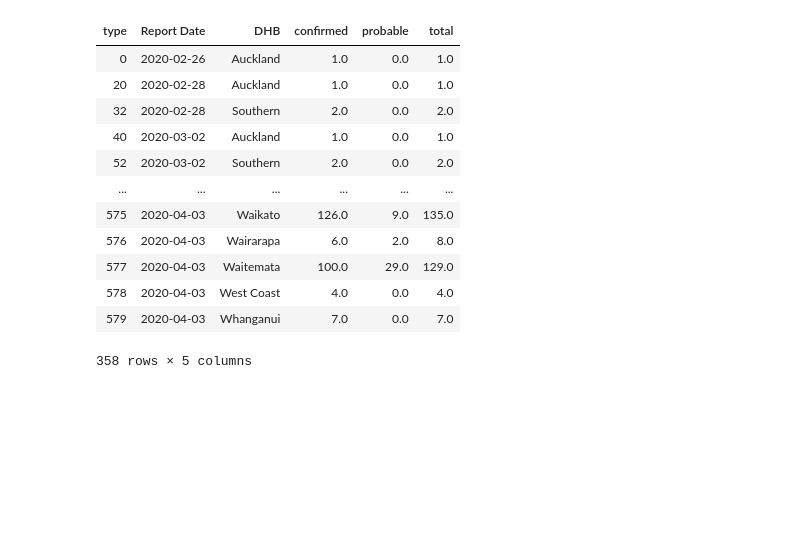
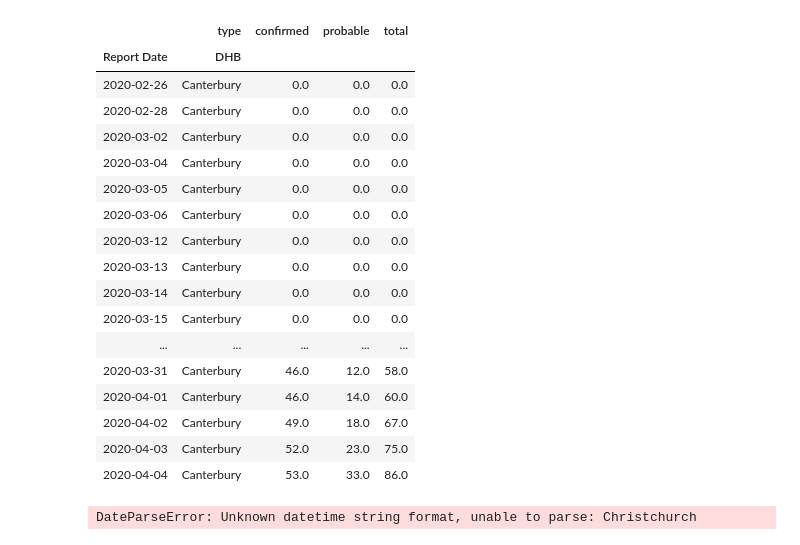
Before and after one commit to timmclennan/timmclennan.github.io, a Jupyter notebook: source/Coronavirus.ipynb, the cells around one changed output. Drawn from its saved outputs; the diff is of its cells as text; code cells hidden in the pictures; blank space fills up the shorter version.

```diff
--- a/source/Coronavirus.ipynb
+++ b/source/Coronavirus.ipynb
@@ -10,2 +11,5 @@ datestr='4-april-2020'
+# %%
+case_url = CASE_URL_FORMAT % datestr
+case_url = 'https://www.health.govt.nz/system/files/documents/pages/covid-casedetialsupdate-5april.xlsx'
 # %%
 today = pd.to_datetime(datestr.replace('-', ' '))
@@ -14,5 +16,5 @@ CASE_URL_FORMAT = 'https://www.health.govt.nz/system/files/documents/pages/covid
 # %%
-with pd.ExcelFile(CASE_URL_FORMAT % datestr) as excel_file:
+with pd.ExcelFile(case_url) as excel_file:
     cases_dfs = {name: excel_file.parse(i, header=3) for i, name in enumerate(['confirmed', 'probable'])}
 # %%
 def get_case_counts(df, date_name='Report Date', date_col=0):
@@ -31,6 +33,4 @@ px.bar(totals_df, color='Report Date', y='cases', x='DHB', color_continuous_scal
 [interactive output not drawn]
 # %%
 tdf = cdf.unstack('DHB').fillna(0).cumsum().stack('DHB')
+tdf['total'] = tdf.sum(1)
-# %%
-tdf = tdf.assign(total = tdf.sum(1)).reset_index()
-tdf = tdf[tdf.total>0]
@@ -37,16 +39,25 @@ tdf = tdf[tdf.total>0]
+# %%
+tdf[tdf.index.get_loc_level('Canterbury', level='DHB')[0]]
+# %% [output]
+|  | type | confirmed | probable | total |
+| Report Date | DHB |  |  |  |
+| 2020-02-26 | Canterbury | 0.0 | 0.0 | 0.0 |
+| 2020-02-28 | Canterbury | 0.0 | 0.0 | 0.0 |
+| 2020-03-02 | Canterbury | 0.0 | 0.0 | 0.0 |
+| 2020-03-04 | Canterbury | 0.0 | 0.0 | 0.0 |
+| 2020-03-05 | Canterbury | 0.0 | 0.0 | 0.0 |
+| 2020-03-06 | Canterbury | 0.0 | 0.0 | 0.0 |
+| 2020-03-12 | Canterbury | 0.0 | 0.0 | 0.0 |
+| 2020-03-13 | Canterbury | 0.0 | 0.0 | 0.0 |
+| 2020-03-14 | Canterbury | 0.0 | 0.0 | 0.0 |
+| 2020-03-15 | Canterbury | 0.0 | 0.0 | 0.0 |
+| ... | ... | ... | ... | ... |
+| 2020-03-31 | Canterbury | 46.0 | 12.0 | 58.0 |
+| 2020-04-01 | Canterbury | 46.0 | 14.0 | 60.0 |
+| 2020-04-02 | Canterbury | 49.0 | 18.0 | 67.0 |
+| 2020-04-03 | Canterbury | 52.0 | 23.0 | 75.0 |
+| 2020-04-04 | Canterbury | 53.0 | 33.0 | 86.0 |
 # %%
-tdf
+tdf.loc['Christchurch',:]
 # %% [output]
-| type | Report Date | DHB | confirmed | probable | total |
-| 0 | 2020-02-26 | Auckland | 1.0 | 0.0 | 1.0 |
-| 20 | 2020-02-28 | Auckland | 1.0 | 0.0 | 1.0 |
-| 32 | 2020-02-28 | Southern | 2.0 | 0.0 | 2.0 |
-| 40 | 2020-03-02 | Auckland | 1.0 | 0.0 | 1.0 |
-| 52 | 2020-03-02 | Southern | 2.0 | 0.0 | 2.0 |
-| ... | ... | ... | ... | ... | ... |
-| 575 | 2020-04-03 | Waikato | 126.0 | 9.0 | 135.0 |
-| 576 | 2020-04-03 | Wairarapa | 6.0 | 2.0 | 8.0 |
-| 577 | 2020-04-03 | Waitemata | 100.0 | 29.0 | 129.0 |
-| 578 | 2020-04-03 | West Coast | 4.0 | 0.0 | 4.0 |
-| 579 | 2020-04-03 | Whanganui | 7.0 | 0.0 | 7.0 |
-358 rows × 5 columns
+DateParseError: Unknown datetime string format, unable to parse: Christchurch
```
Also changed, not shown: parts of 10 cells of this notebook, 4 other files.
